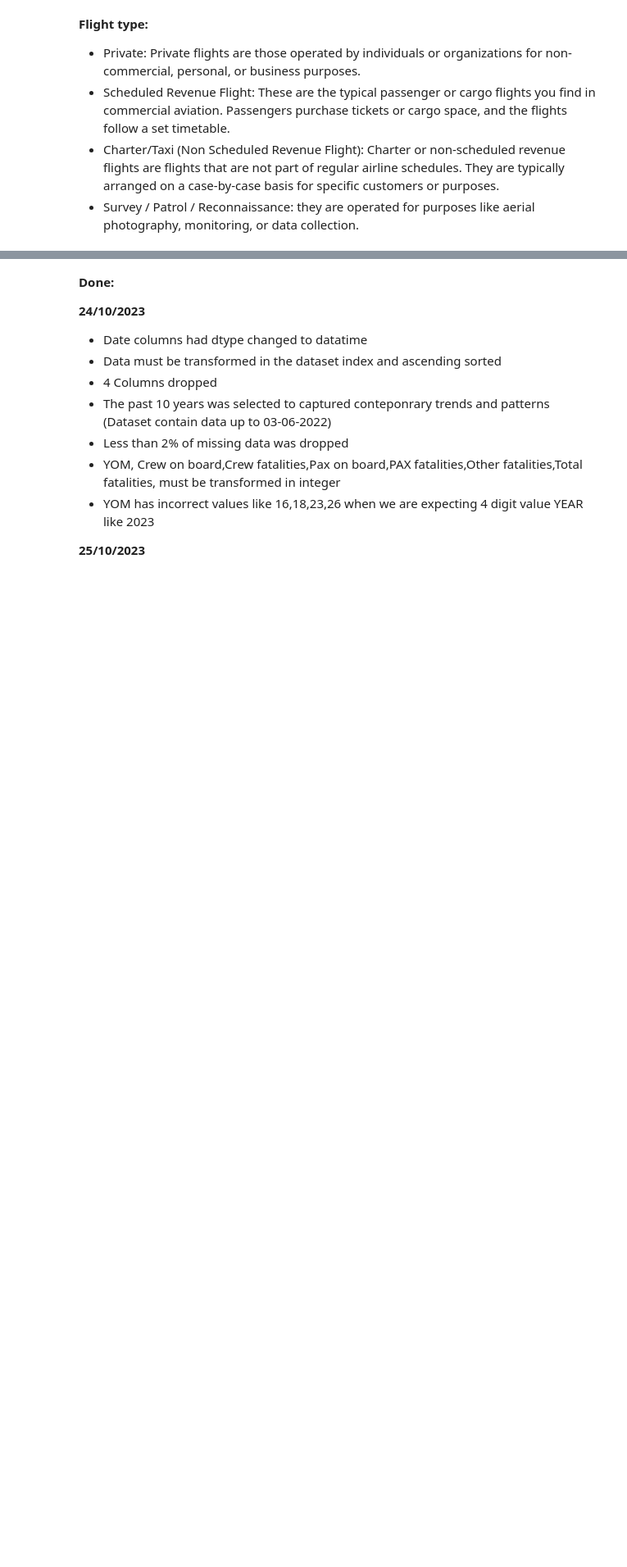
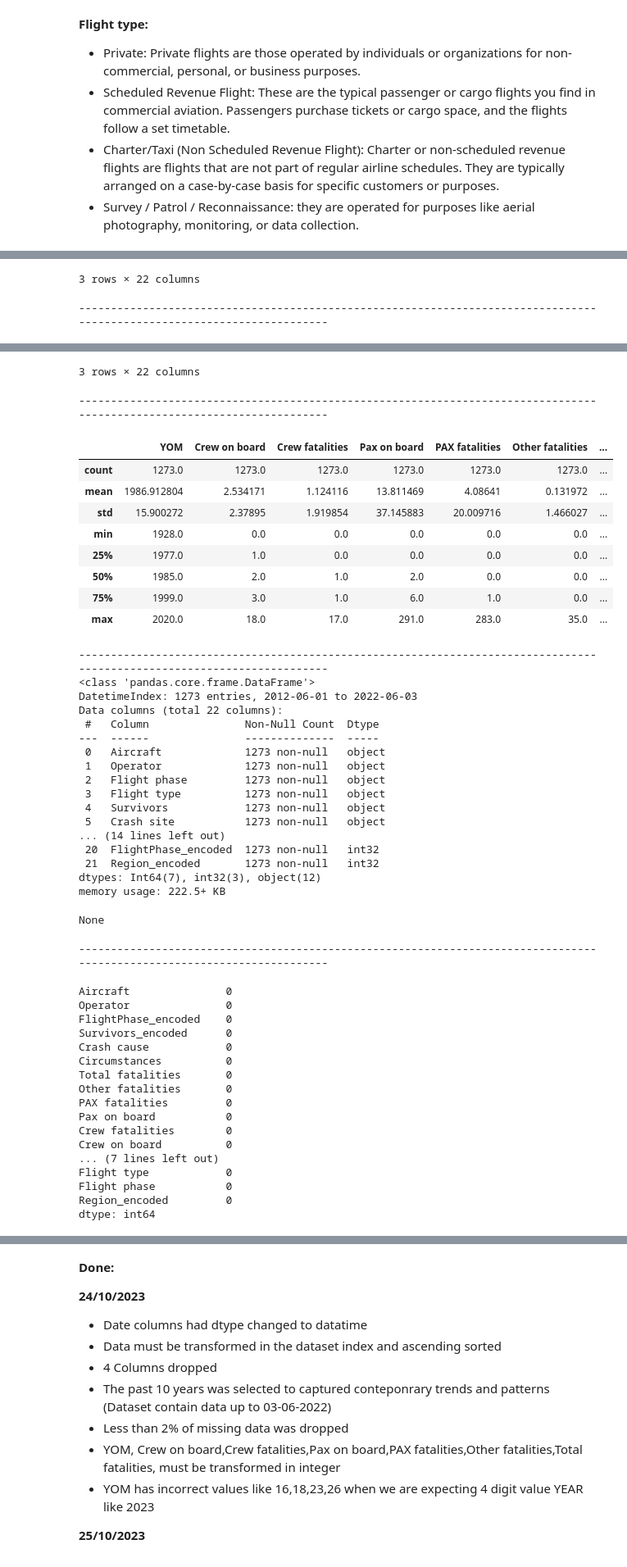
Before and after one commit to heitorgaf/Machine-Learning-for-Business, a Jupyter notebook: MLBus_HDipData_CA1.ipynb, the cells around one changed output, grey strips where cells are left out. Shown: that part at 82% size. Cells and saved outputs as stored; diff of their text form; code cells hidden in the pictures; blank space fills up the shorter version.

```diff
--- a/MLBus_HDipData_CA1.ipynb
+++ b/MLBus_HDipData_CA1.ipynb
@@ -412,0 +362,3 @@ plt.show()
+# %%
+glimpse(df)
+# %% [output]
@@ -412,0 +372,2 @@ plt.show()
+3 rows × 22 columns
+------------------------------------------------------------------------------------------------------------------------
@@ -412,0 +379,47 @@ plt.show()
+3 rows × 22 columns
+------------------------------------------------------------------------------------------------------------------------
+|  | YOM | Crew on board | Crew fatalities | Pax on board | PAX fatalities | Other fatalities | ... |
+| count | 1273.0 | 1273.0 | 1273.0 | 1273.0 | 1273.0 | 1273.0 | ... |
+| mean | 1986.912804 | 2.534171 | 1.124116 | 13.811469 | 4.08641 | 0.131972 | ... |
+| std | 15.900272 | 2.37895 | 1.919854 | 37.145883 | 20.009716 | 1.466027 | ... |
+| min | 1928.0 | 0.0 | 0.0 | 0.0 | 0.0 | 0.0 | ... |
+| 25% | 1977.0 | 1.0 | 0.0 | 0.0 | 0.0 | 0.0 | ... |
+| 50% | 1985.0 | 2.0 | 1.0 | 2.0 | 0.0 | 0.0 | ... |
+| 75% | 1999.0 | 3.0 | 1.0 | 6.0 | 1.0 | 0.0 | ... |
+| max | 2020.0 | 18.0 | 17.0 | 291.0 | 283.0 | 35.0 | ... |
+------------------------------------------------------------------------------------------------------------------------
+<class 'pandas.core.frame.DataFrame'>
+DatetimeIndex: 1273 entries, 2012-06-01 to 2022-06-03
+Data columns (total 22 columns):
+ #   Column               Non-Null Count  Dtype
+---  ------               --------------  -----
+ 0   Aircraft             1273 non-null   object
+ 1   Operator             1273 non-null   object
+ 2   Flight phase         1273 non-null   object
+ 3   Flight type          1273 non-null   object
+ 4   Survivors            1273 non-null   object
+ 5   Crash site           1273 non-null   object
+... (14 lines left out)
+ 20  FlightPhase_encoded  1273 non-null   int32
+ 21  Region_encoded       1273 non-null   int32
+dtypes: Int64(7), int32(3), object(12)
+memory usage: 222.5+ KB
+None
+------------------------------------------------------------------------------------------------------------------------
+Aircraft               0
+Operator               0
+FlightPhase_encoded    0
+Survivors_encoded      0
+Crash cause            0
+Circumstances          0
+Total fatalities       0
+Other fatalities       0
+PAX fatalities         0
+Pax on board           0
+Crew fatalities        0
+Crew on board          0
+... (7 lines left out)
+Flight type            0
+Flight phase           0
+Region_encoded         0
+dtype: int64
```
Also changed, not shown: parts of 44 cells of this notebook.
